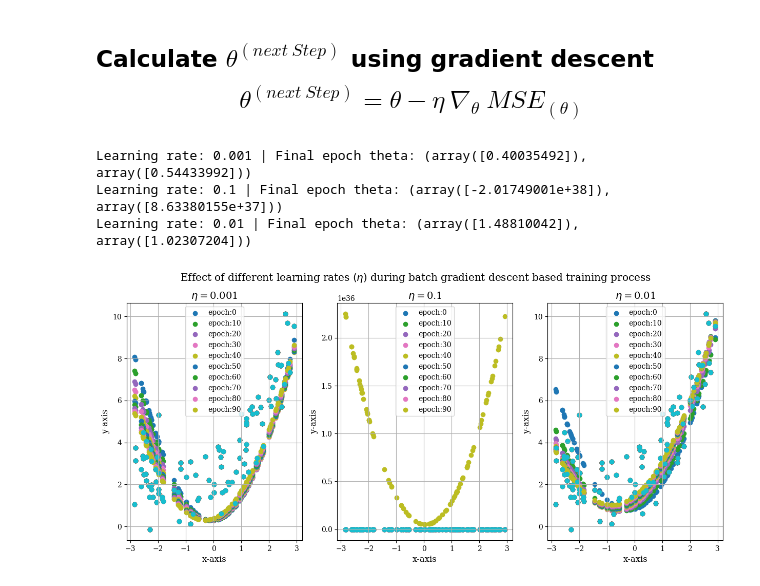
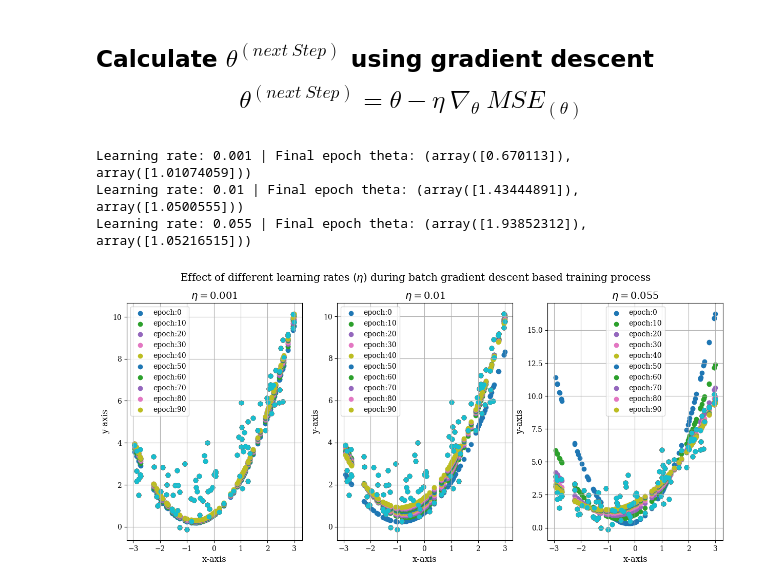
Before and after one commit to rohit-kamble1/Machine_Learning, a Jupyter notebook: ML-Algorithms/Polynomial_regression.ipynb, the cells around one changed output. Drawn from its saved outputs; the diff is of its cells as text; code cells hidden in the pictures.

```diff
--- a/ML-Algorithms/Polynomial_regression.ipynb
+++ b/ML-Algorithms/Polynomial_regression.ipynb
@@ -61,15 +63,15 @@ def fit_and_plot(eta, sample_size, n_iteration, x_b, y):
     print(f"Learning rate: {eta} | Final epoch theta: {theta[0], theta[1]}")
 # %%
 plt.figure(figsize=[15,6])
-eta_list = [0.001, 0.1, 0.01]
+eta_list = [0.001, 0.01, 0.055]
 
 for i in range(1, 4):
     plt.subplot(1, 3, i)
     fit_and_plot(eta_list[i-1], sample_size, 100, x_b, y)
     plt.grid()
     plt.suptitle(r"Effect of different learning rates $(\eta)$ during batch gradient descent based training process")
 # %% [output]
-Learning rate: 0.001 | Final epoch theta: (array([0.40035492]), array([0.54433992]))
-Learning rate: 0.1 | Final epoch theta: (array([-2.01749001e+38]), array([8.63380155e+37]))
-Learning rate: 0.01 | Final epoch theta: (array([1.48810042]), array([1.02307204]))
+Learning rate: 0.001 | Final epoch theta: (array([0.670113]), array([1.01074059]))
+Learning rate: 0.01 | Final epoch theta: (array([1.43444891]), array([1.0500555]))
+Learning rate: 0.055 | Final epoch theta: (array([1.93852312]), array([1.05216515]))
-[figure, old version]
+[figure, new version]
```
Also changed, not shown: parts of 5 cells of this notebook, 2 other files.
